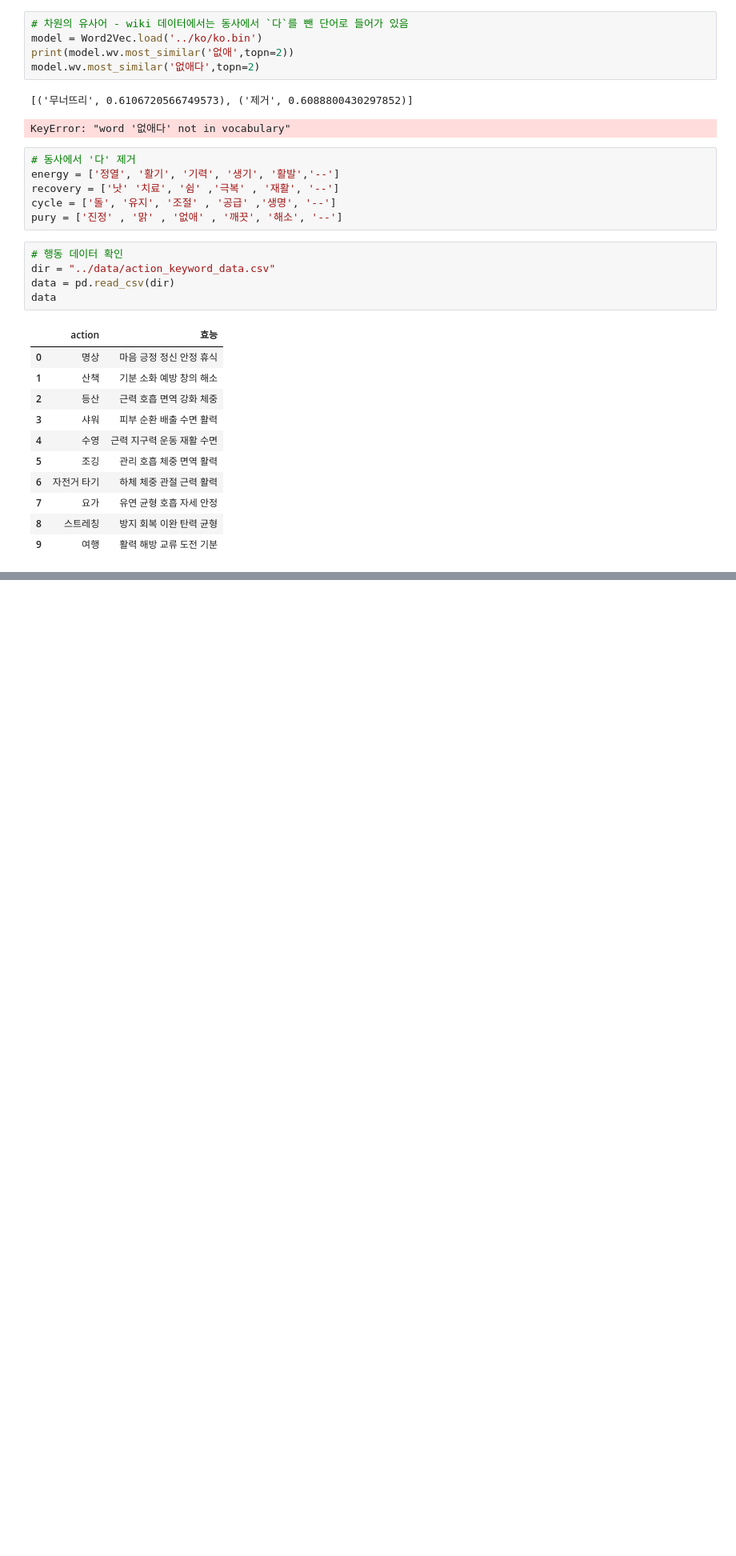
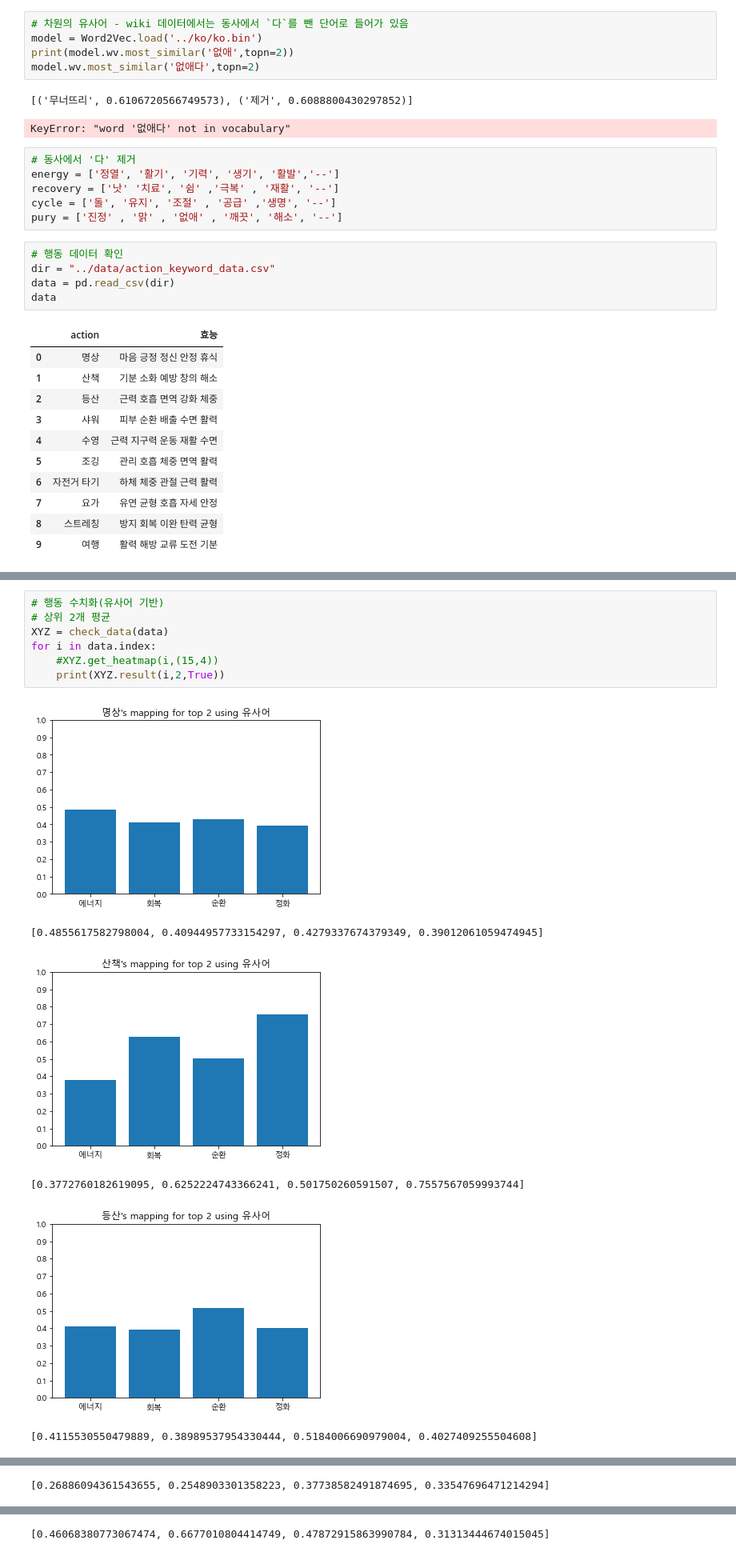
Before and after one commit to sigongjoa/emotion_thearpy, a Jupyter notebook: notebooks/check_action_data.ipynb, the cells around one changed output, grey strips where cells are left out. Shown at 80% size. Cells and saved outputs as stored; diff of their text form; blank space fills up the shorter version.

Commit message:
action data test
상위 1개 ~ 상위 3개

```diff
--- a/notebooks/check_action_data.ipynb
+++ b/notebooks/check_action_data.ipynb
@@ -226,2 +227,16 @@ for i in data.index:
 [0.2994295656681061, 0.2883305847644806, 0.40577560663223267, 0.3549930155277252]
 ... (18 outputs left out)
+# %%
+# 행동 수치화(유사어 기반)
+# 상위 2개 평균
+XYZ = check_data(data)
+for i in data.index:
+    #XYZ.get_heatmap(i,(15,4))
+    print(XYZ.result(i,2,True))
+# %% [output]
+[figure, added]
+[0.4855617582798004, 0.40944957733154297, 0.4279337674379349, 0.39012061059474945]
+[figure, added]
+[0.3772760182619095, 0.6252224743366241, 0.501750260591507, 0.7557567059993744]
+[figure, added]
+[0.4115530550479889, 0.38989537954330444, 0.5184006690979004, 0.4027409255504608]
@@ -227,0 +244 @@ for i in data.index:
+[0.26886094361543655, 0.2548903301358223, 0.37738582491874695, 0.33547696471214294]
@@ -227,0 +246 @@ for i in data.index:
+[0.46068380773067474, 0.6677010804414749, 0.47872915863990784, 0.31313444674015045]
```
Also changed, not shown: parts of 5 cells of this notebook, 7 other files.
